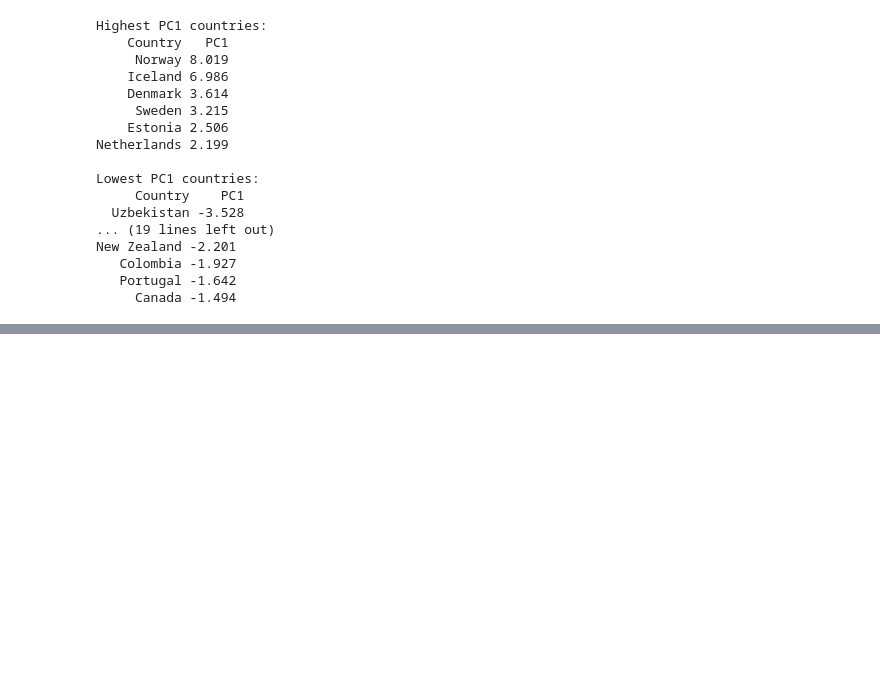
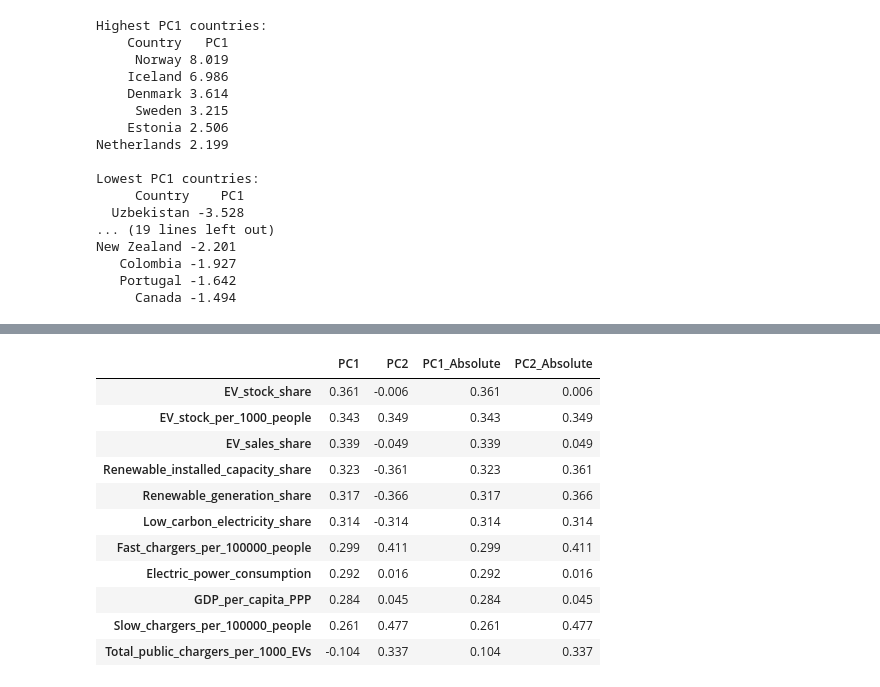
Before and after one commit to RathnamMeghana/DAV_CA1, a Jupyter notebook: index.ipynb, the cells around one changed output, grey strips where cells are left out. Saved outputs shown, nothing was run; the diff lists cells and outputs as text; code cells hidden in the pictures; blank space fills up the shorter version.

Commit message:
📌 Add PCA loading scores
Added loading score tables for PC1 and PC2.

Used them to show which EV indicators drive the PCA results.

```diff
--- a/index.ipynb
+++ b/index.ipynb
@@ -1436,0 +1445,22 @@ New Zealand -2.201
+# %%
+# Calculate the loading scores for each EV indicator.
+loading_scores = pd.DataFrame(pca.components_.T, index=indicator_columns, columns=labels)
+
+pc1_pc2_loading_scores = loading_scores[["PC1", "PC2"]].copy()
+pc1_pc2_loading_scores["PC1_Absolute"] = pc1_pc2_loading_scores["PC1"].abs()
+pc1_pc2_loading_scores["PC2_Absolute"] = pc1_pc2_loading_scores["PC2"].abs()
+
+pc1_pc2_loading_scores.sort_values("PC1_Absolute", ascending=False).round(3)
+# %% [output]
+|  | PC1 | PC2 | PC1_Absolute | PC2_Absolute |
+| EV_stock_share | 0.361 | -0.006 | 0.361 | 0.006 |
+| EV_stock_per_1000_people | 0.343 | 0.349 | 0.343 | 0.349 |
+| EV_sales_share | 0.339 | -0.049 | 0.339 | 0.049 |
+| Renewable_installed_capacity_share | 0.323 | -0.361 | 0.323 | 0.361 |
+| Renewable_generation_share | 0.317 | -0.366 | 0.317 | 0.366 |
+| Low_carbon_electricity_share | 0.314 | -0.314 | 0.314 | 0.314 |
+| Fast_chargers_per_100000_people | 0.299 | 0.411 | 0.299 | 0.411 |
+| Electric_power_consumption | 0.292 | 0.016 | 0.292 | 0.016 |
+| GDP_per_capita_PPP | 0.284 | 0.045 | 0.284 | 0.045 |
+| Slow_chargers_per_100000_people | 0.261 | 0.477 | 0.261 | 0.477 |
+| Total_public_chargers_per_1000_EVs | -0.104 | 0.337 | 0.104 | 0.337 |
```
Also changed, not shown: parts of 2 cells of this notebook.
